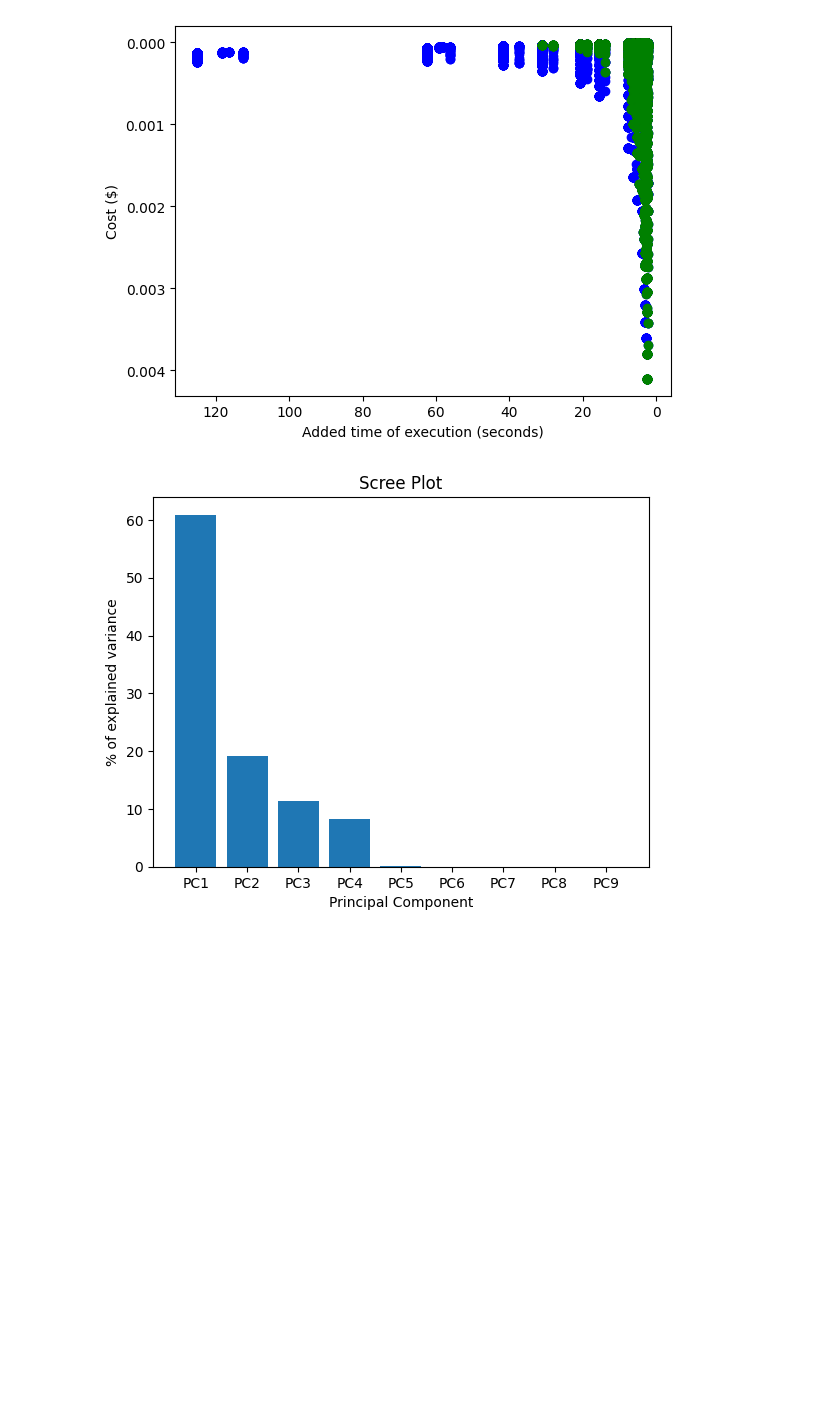
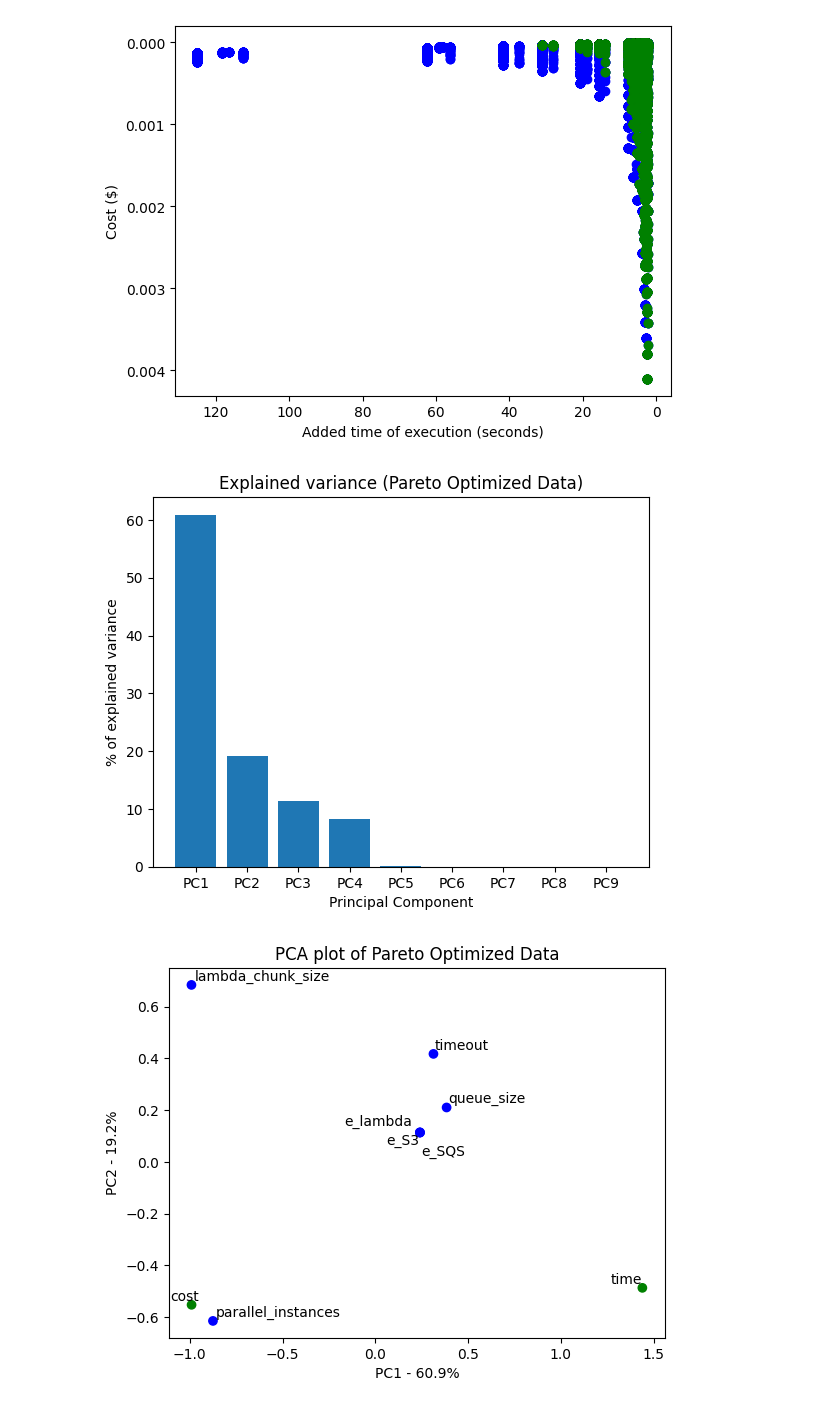
Before and after one commit to karloq/architectural-tradeoff-analysis, a Jupyter notebook: Analysis/PCA_analysis.ipynb, the cells around one changed output. Drawn from its saved outputs; the diff is of its cells as text; code cells hidden in the pictures; blank space fills up the shorter version.

Commit message:
Fixed overlapping labels

```diff
--- a/Analysis/PCA_analysis.ipynb
+++ b/Analysis/PCA_analysis.ipynb
@@ -81,31 +82,77 @@ scaled_ndarr = preprocessing.scale(df_pareto)
 scaled_df = pd.DataFrame(scaled_ndarr, columns = df_pareto.columns)
 
 # Create correlation matrix
-corr_scaled_opt = scaled_df.corr()
-corr_scaled_opt = corr_scaled_opt.fillna(0)
+corr_opt = scaled_df.corr()
+corr_opt = corr_opt.fillna(0)
 
 # Same for full matrix (without pareto)
-scaled_ndarr = preprocessing.scale(df_pareto)
-scaled_df = pd.DataFrame(scaled_ndarr, columns = df_pareto.columns)
+scaled_ndarr_full = preprocessing.scale(df_pareto)
+scaled_df_full = pd.DataFrame(scaled_ndarr_full, columns = df_pareto.columns)
 
-corr_scaled = scaled_df.corr()
-corr_scaled = corr_scaled.fillna(0)
+corr_full = scaled_df_full.corr()
+corr_full = corr_full.fillna(0)
 # %%
-corr_matrix_arr = corr_scaled.to_numpy()
-pca = PCA()
-#pca.fit(scaled_df)
-pca.fit(corr_matrix_arr)
-#pca_data = pca.transform(scaled_df)
-pca_data = pca.transform(corr_matrix_arr)
+# assign categories
+categories = np.array([0, 0, 0, 0, 0, 0, 0, 1, 1])
+
+# use colormap
+colormap = np.array(['b', 'g'])
+
+# Pareto optimised
+corr_opt_arr = corr_opt.to_numpy()
+pca_opt = PCA()
+pca_opt.fit(corr_opt_arr)
+pca_opt_data = pca_opt.transform(corr_opt_arr)
 # Calculate percentage of variation that each PC (principal component) accounts for
-per_var = np.round(pca.explained_variance_ratio_*100, decimals=1)
+per_var = np.round(pca_opt.explained_variance_ratio_*100, decimals=1)
 # Create labels
 labels = ['PC' + str(x) for x in range(1, len(per_var)+1)]
 # Plot scree plot
 plt.bar(x=range(1,len(per_var)+1), height=per_var, tick_label=labels)
 plt.ylabel('% of explained variance')
 plt.xlabel('Principal Component')
-plt.title('Scree Plot')
+plt.title('Explained variance (Pareto Optimized Data)')
 plt.show()
+
+pca_opt_df = pd.DataFrame(pca_opt_data, index=corr_opt.columns, columns=labels)
+
+plt.scatter(pca_opt_df.PC1, pca_opt_df.PC2, c=colormap[categories])
+plt.title('PCA plot of Pareto Optimized Data')
+plt.xlabel('PC1 - {0}%'.format(per_var[0]))
+plt.ylabel('PC2 - {0}%'.format(per_var[1]))
+
+texts = [plt.text(pca_opt_df.PC1[i], pca_opt_df.PC2[i], pca_full_df.PC1.keys()[i]) for i in range(len(pca_opt_df.PC2))]
+adjust_text(texts)
+
+plt.show()
+
+# Full data
+corr_full_arr = corr_full.to_numpy()
+pca_full = PCA()
+pca_full.fit(corr_full_arr)
+pca_full_data = pca_full.transform(corr_opt_arr)
+# Calculate percentage of variation that each PC (principal component) accounts for
+per_var = np.round(pca_full.explained_variance_ratio_*100, decimals=1)
+# Create labels
+labels = ['PC' + str(x) for x in range(1, len(per_var)+1)]
+# Plot scree plot
+plt.bar(x=range(1,len(per_var)+1), height=per_var, tick_label=labels)
+plt.ylabel('% of explained variance')
+plt.xlabel('Principal Component')
+plt.title('Explained variance (Full Data)')
+plt.show()
+
+pca_full_df = pd.DataFrame(pca_full_data, index=corr_full.columns, columns=labels)
+
+plt.scatter(pca_full_df.PC1, pca_full_df.PC2,  c=colormap[categories])
+plt.title('PCA plot of full data')
+plt.xlabel('PC1 - {0}%'.format(per_var[0]))
+plt.ylabel('PC2 - {0}%'.format(per_var[1]))
+
+texts = [plt.text(pca_opt_df.PC1[i], pca_opt_df.PC2[i], pca_full_df.PC1.keys()[i]) for i in range(len(pca_opt_df.PC2))]
+adjust_text(texts)
+
+plt.show()
 # %% [output]
-[figure, old version]
+[figure, new version]
+[figure, added]
```
Also changed, not shown: parts of 4 cells of this notebook.
